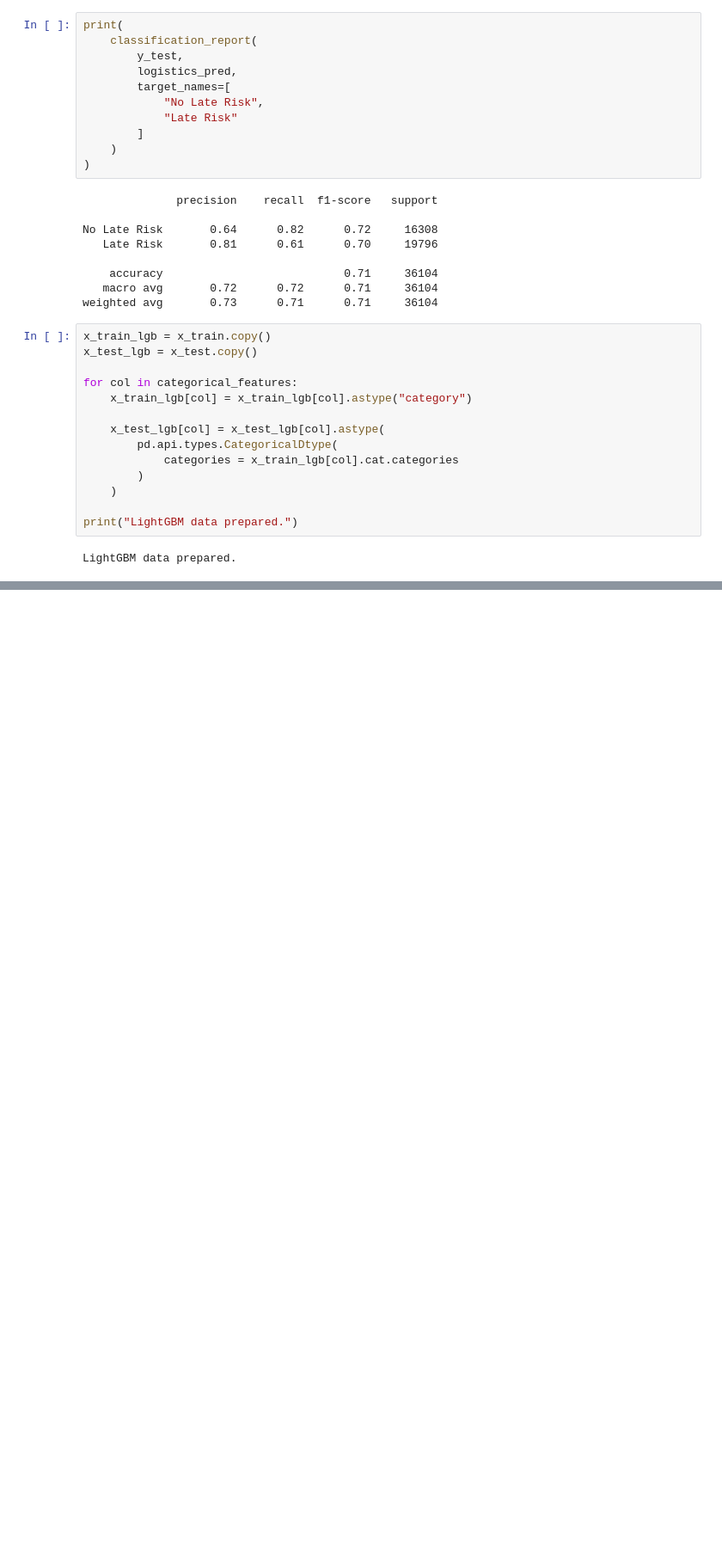
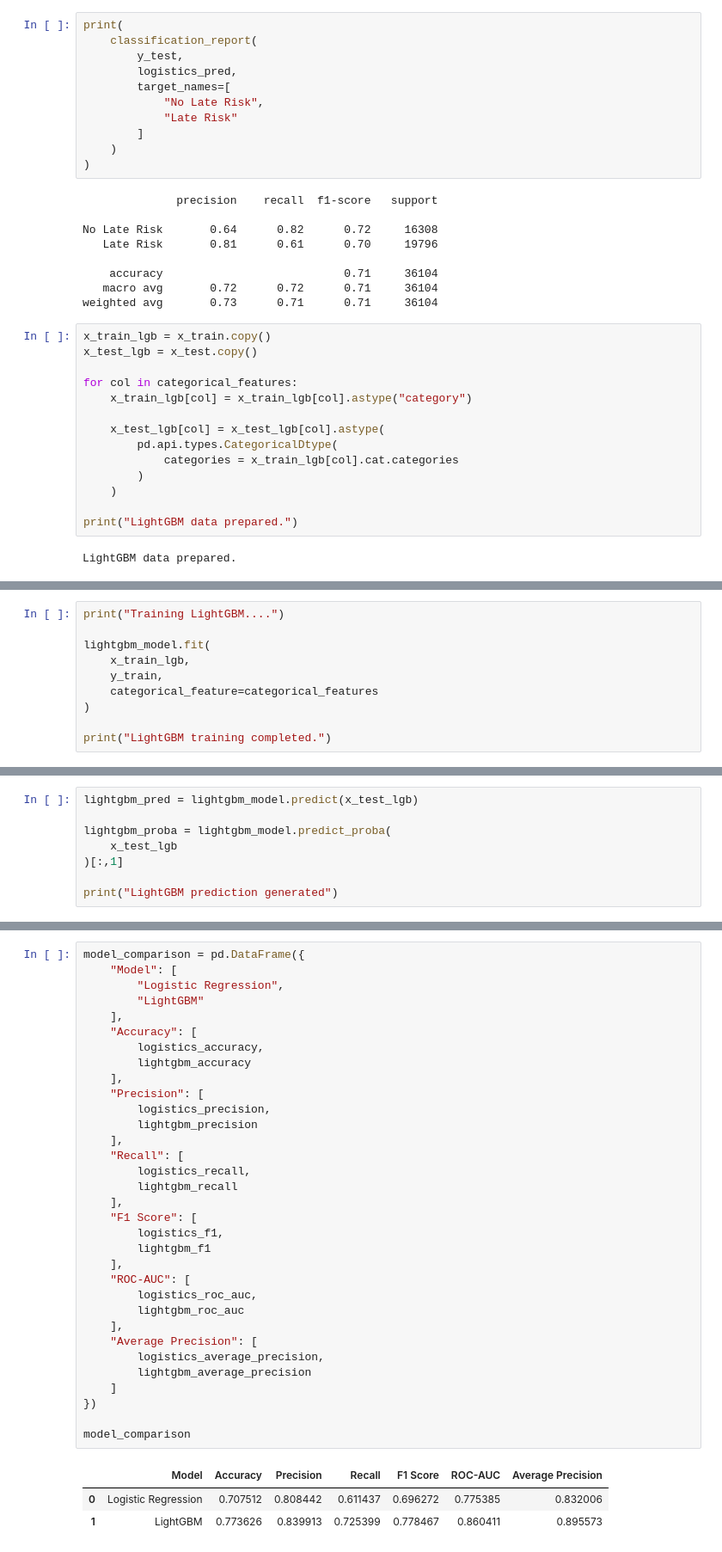
Before and after one commit to shivani1707s/APL-Logistics-Analysis, a Jupyter notebook: notebooks/model_training.ipynb, the cells around one changed output, grey strips where cells are left out. Shown at 86% size. Saved outputs shown, nothing was run; the diff lists cells and outputs as text; blank space fills up the shorter version.

Commit message:
model training complete

```diff
--- a/notebooks/model_training.ipynb
+++ b/notebooks/model_training.ipynb
@@ -348,0 +368,10 @@ LightGBM data prepared.
+# %%
+print("Training LightGBM....")
+
+lightgbm_model.fit(
+    x_train_lgb,
+    y_train,
+    categorical_feature=categorical_features
+)
+
+print("LightGBM training completed.")
@@ -348,0 +381,8 @@ LightGBM data prepared.
+# %%
+lightgbm_pred = lightgbm_model.predict(x_test_lgb)
+
+lightgbm_proba = lightgbm_model.predict_proba(
+    x_test_lgb
+)[:,1]
+
+print("LightGBM prediction generated")
@@ -348,0 +471,37 @@ LightGBM data prepared.
+# %%
+model_comparison = pd.DataFrame({
+    "Model": [
+        "Logistic Regression",
+        "LightGBM"
+    ],
+    "Accuracy": [
+        logistics_accuracy,
+        lightgbm_accuracy
+    ],
+    "Precision": [
+        logistics_precision,
+        lightgbm_precision
+    ],
+    "Recall": [
+        logistics_recall,
+        lightgbm_recall
+    ],
+    "F1 Score": [
+        logistics_f1,
+        lightgbm_f1
+    ],
+    "ROC-AUC": [
+        logistics_roc_auc,
+        lightgbm_roc_auc
+    ],
+    "Average Precision": [
+        logistics_average_precision,
+        lightgbm_average_precision
+    ]
+})
+
+model_comparison
+# %% [output]
+|  | Model | Accuracy | Precision | Recall | F1 Score | ROC-AUC | Average Precision |
+| 0 | Logistic Regression | 0.707512 | 0.808442 | 0.611437 | 0.696272 | 0.775385 | 0.832006 |
+| 1 | LightGBM | 0.773626 | 0.839913 | 0.725399 | 0.778467 | 0.860411 | 0.895573 |
```
Also changed, not shown: parts of 12 cells of this notebook.
